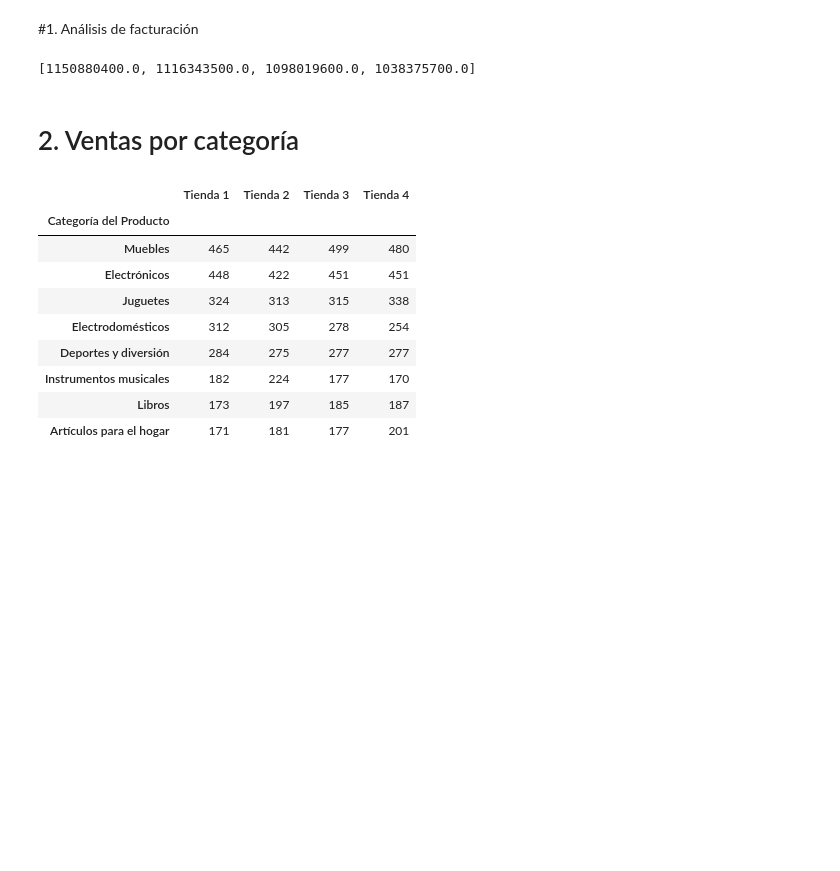
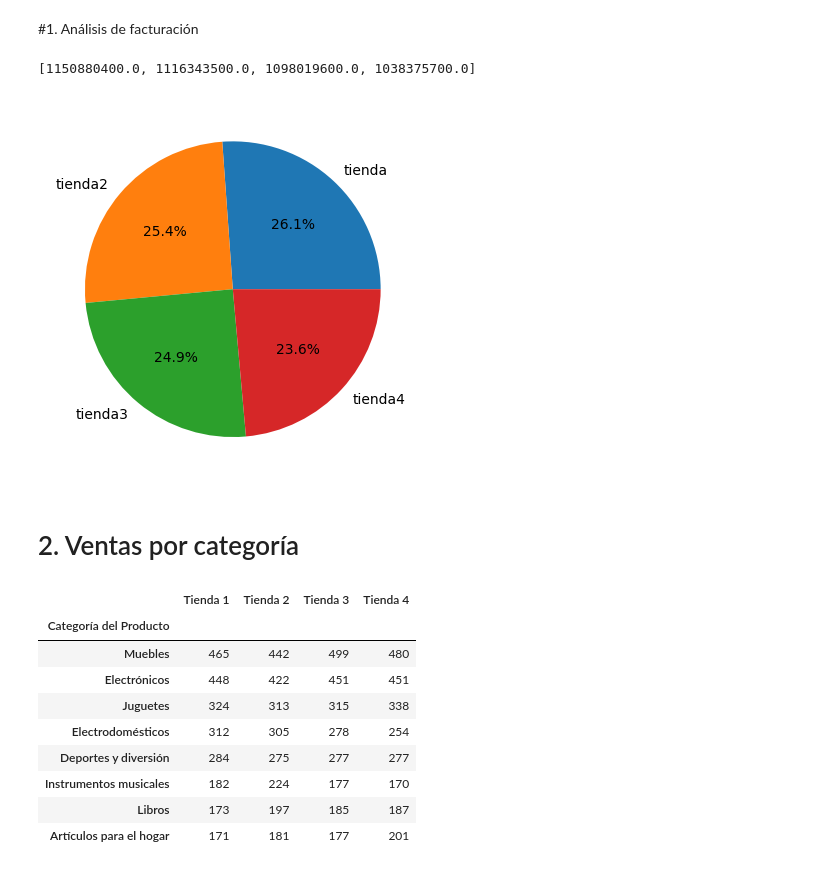
Before and after one commit to raohxxx/challenge-store, a Jupyter notebook: AluraStoreLatam.ipynb, the cells around one changed output. Drawn from its saved outputs; the diff is of its cells as text; code cells hidden in the pictures; blank space fills up the shorter version.

```diff
--- a/AluraStoreLatam.ipynb
+++ b/AluraStoreLatam.ipynb
@@ -37,7 +37,10 @@ ventas
 # %%
 import matplotlib.pyplot as plt
 #plt.bar(['tienda','tienda2','tienda3','tienda4'],ventas)
+plt.pie( ventas,labels=['tienda','tienda2','tienda3','tienda4'],autopct='%1.1f%%')
 plt.show()
+# %% [output]
+[figure, added]
 # %% [markdown]
 # 2. Ventas por categoría
 # %%
```
